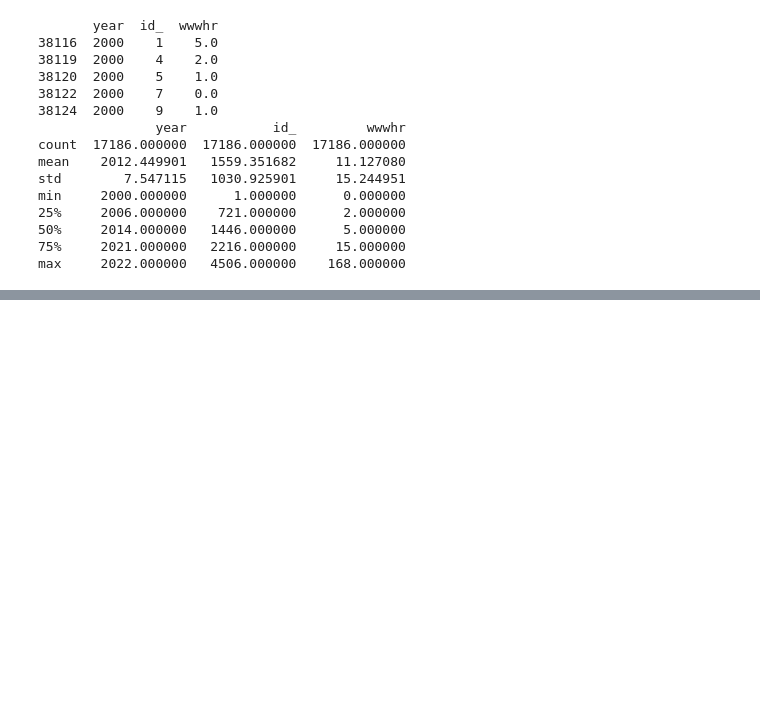
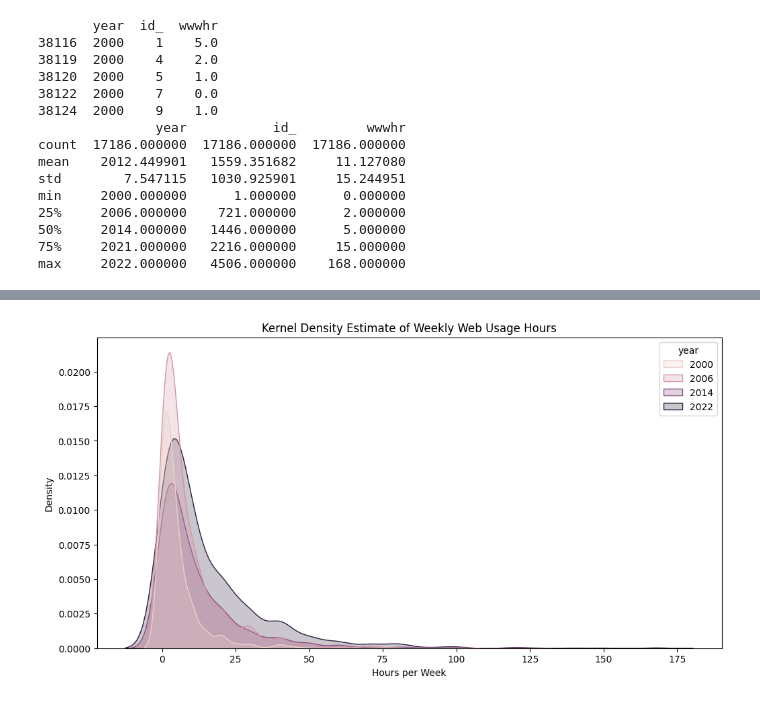
Before and after one commit to wangjalen7/project_gss, a Jupyter notebook: gss code.ipynb, the cells around one changed output, grey strips where cells are left out. Drawn from its saved outputs; the diff is of its cells as text; code cells hidden in the pictures; blank space fills up the shorter version.

```diff
--- a/gss code.ipynb
+++ b/gss code.ipynb
@@ -75,3 +79,20 @@ yearly_avg_hours
 | 8 | 2018 | 13.906021 |
 | 9 | 2021 | 14.802514 |
 | 10 | 2022 | 15.513622 |
+# %%
+# With the KDE plot, we see a clear rightward shift in the peaks from 2000 to 2022. This indicates an overall increase in the number of hours spent on the web per week over time.
+# It suggests that, on average, people are using the web more as the years progress. The width of the distributions seems to broaden slightly over time as well, indicating that
+# the variability in web usage hours among individuals has increased.
+
+# Filter the dataset for a few selected years for clarity
+selected_years = cleaned_data[cleaned_data['year'].isin([2000, 2006, 2014, 2022])]
+
+# Plotting
+plt.figure(figsize=(12, 6))
+sns.kdeplot(data=selected_years, x='wwwhr', hue='year', fill=True)
+plt.title('Kernel Density Estimate of Weekly Web Usage Hours')
+plt.xlabel('Hours per Week')
+plt.ylabel('Density')
+plt.show()
+# %% [output]
+[figure, added]
```
Also changed, not shown: parts of 4 cells of this notebook.
